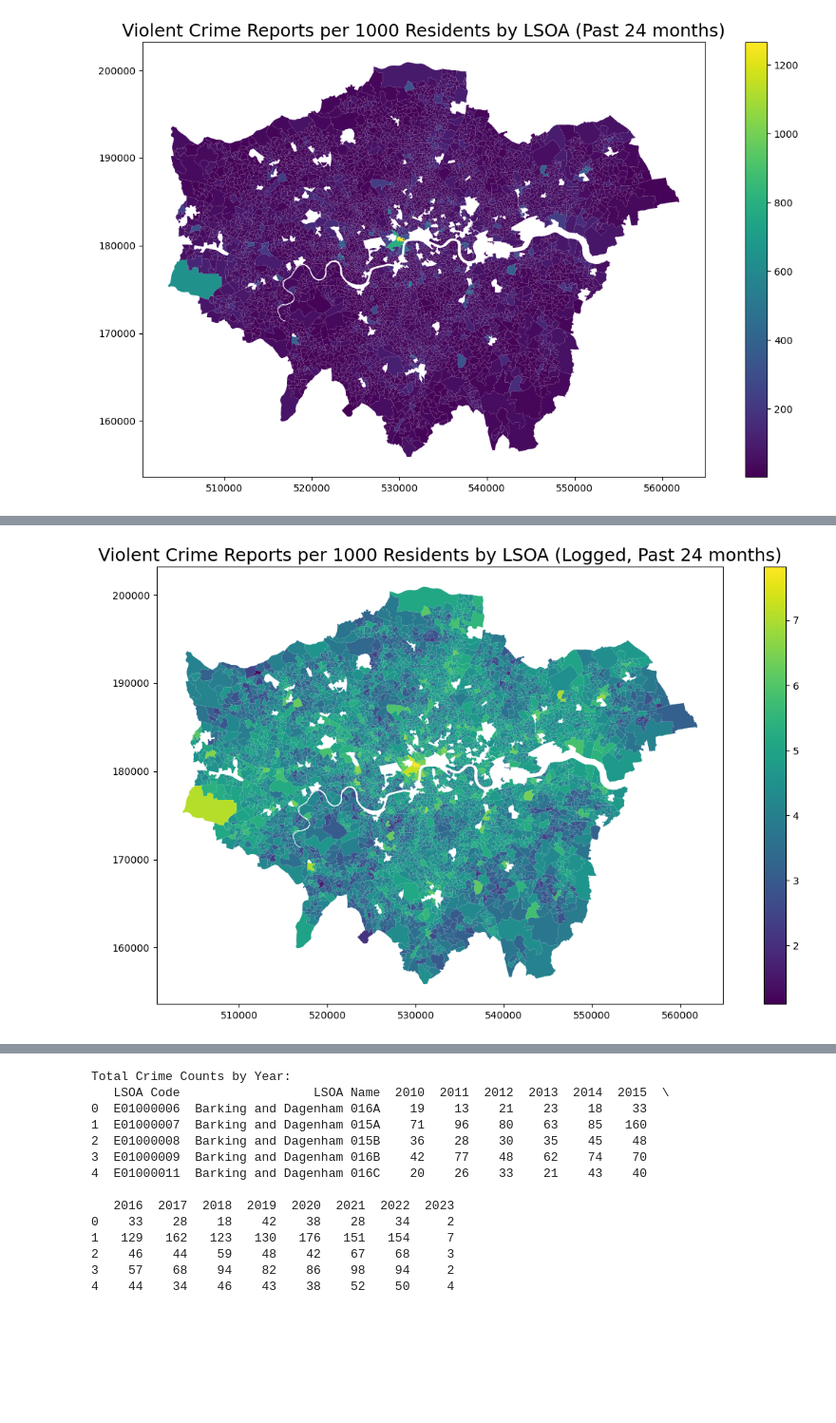
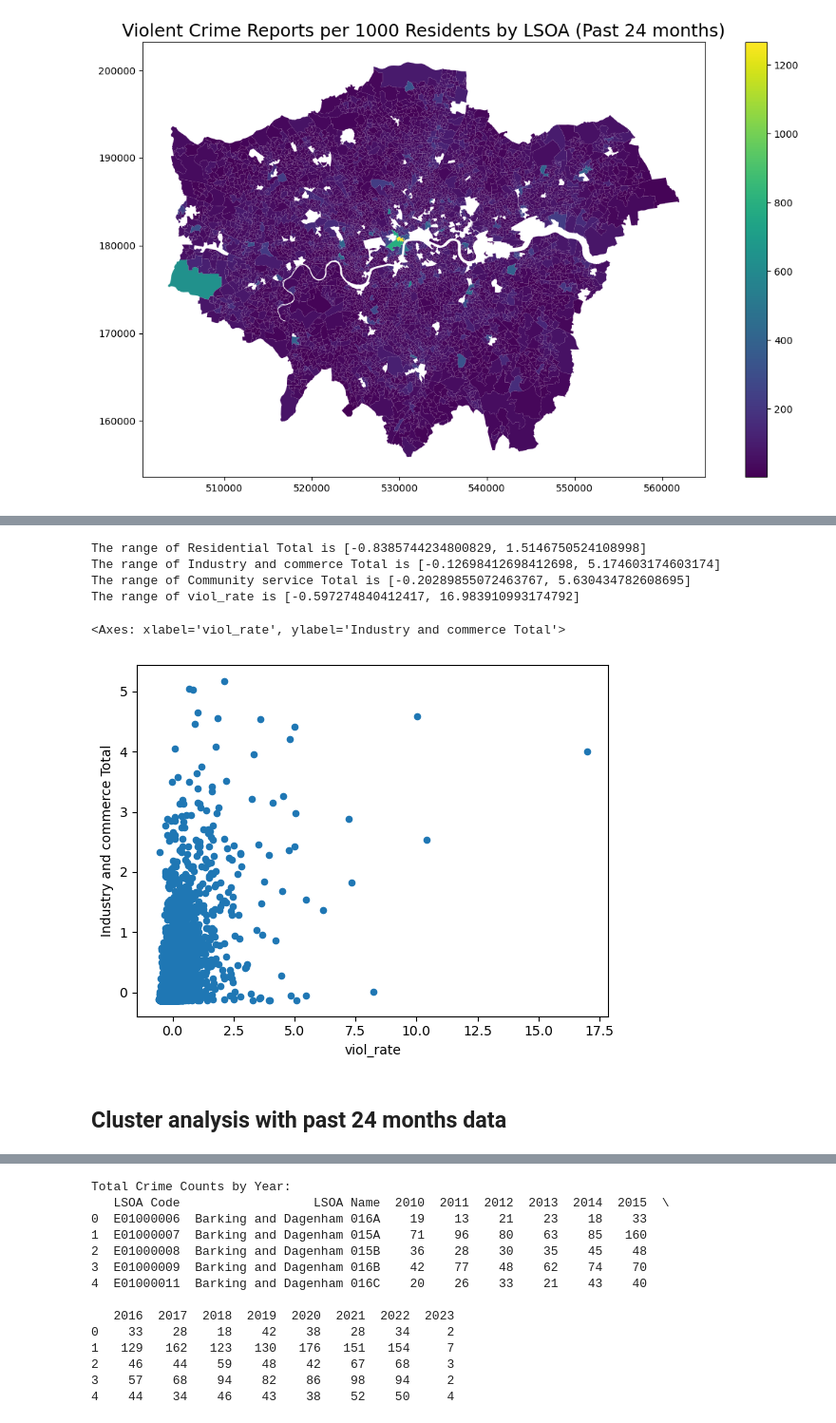
Before and after one commit to jyjylow/casa0006-assessment, a Jupyter notebook: CASA0006_Assessment.ipynb, the cells around one changed output, grey strips where cells are left out. Shown at 95% size. Saved outputs shown, nothing was run; the diff lists cells and outputs as text; code cells hidden in the pictures; blank space fills up the shorter version.

Commit message:
Clustering analysis

```diff
--- a/CASA0006_Assessment.ipynb
+++ b/CASA0006_Assessment.ipynb
@@ -444,12 +446,25 @@ plt.show()
-# %%
-lsoa_past24_gdf.plot(
-    column='log_total',
-    legend=True,
-    cmap='viridis',
-    figsize=(12, 7)
-)
-plt.title("Violent Crime Reports per 1000 Residents by LSOA (Logged, Past 24 months)", fontsize=18)
-plt.tight_layout()
-plt.show()
-# %% [output]
-[figure, removed]
+# %%
+# Normalising crime rates with RobustScaler
+rs = RobustScaler(quantile_range=(10.0, 90.0))
+
+normed = merged_all[['LSOA11CD',
+                     'Residential Total', 'Industry and commerce Total', 'Community service Total',
+                     'viol_rate']].set_index('LSOA11CD')
+
+# Applying RobustScaler
+for c in normed.columns.values:
+    normed[c] = rs.fit_transform(merged_all[c].values.reshape(-1,1))
+    print("The range of {} is [{}, {}]".format(c, normed[c].min(), normed[c].max()))
+# %% [output]
+The range of Residential Total is [-0.8385744234800829, 1.5146750524108998]
+The range of Industry and commerce Total is [-0.12698412698412698, 5.174603174603174]
+The range of Community service Total is [-0.20289855072463767, 5.630434782608695]
+The range of viol_rate is [-0.597274840412417, 16.983910993174792]
+# %%
+normed.plot.scatter(x = 'viol_rate',
+                    y = 'Industry and commerce Total')
+# %% [output]
+<Axes: xlabel='viol_rate', ylabel='Industry and commerce Total'>
+[figure, added]
+# %% [markdown]
+## Cluster analysis with past 24 months data
```
Also changed, not shown: parts of 45 cells of this notebook.
